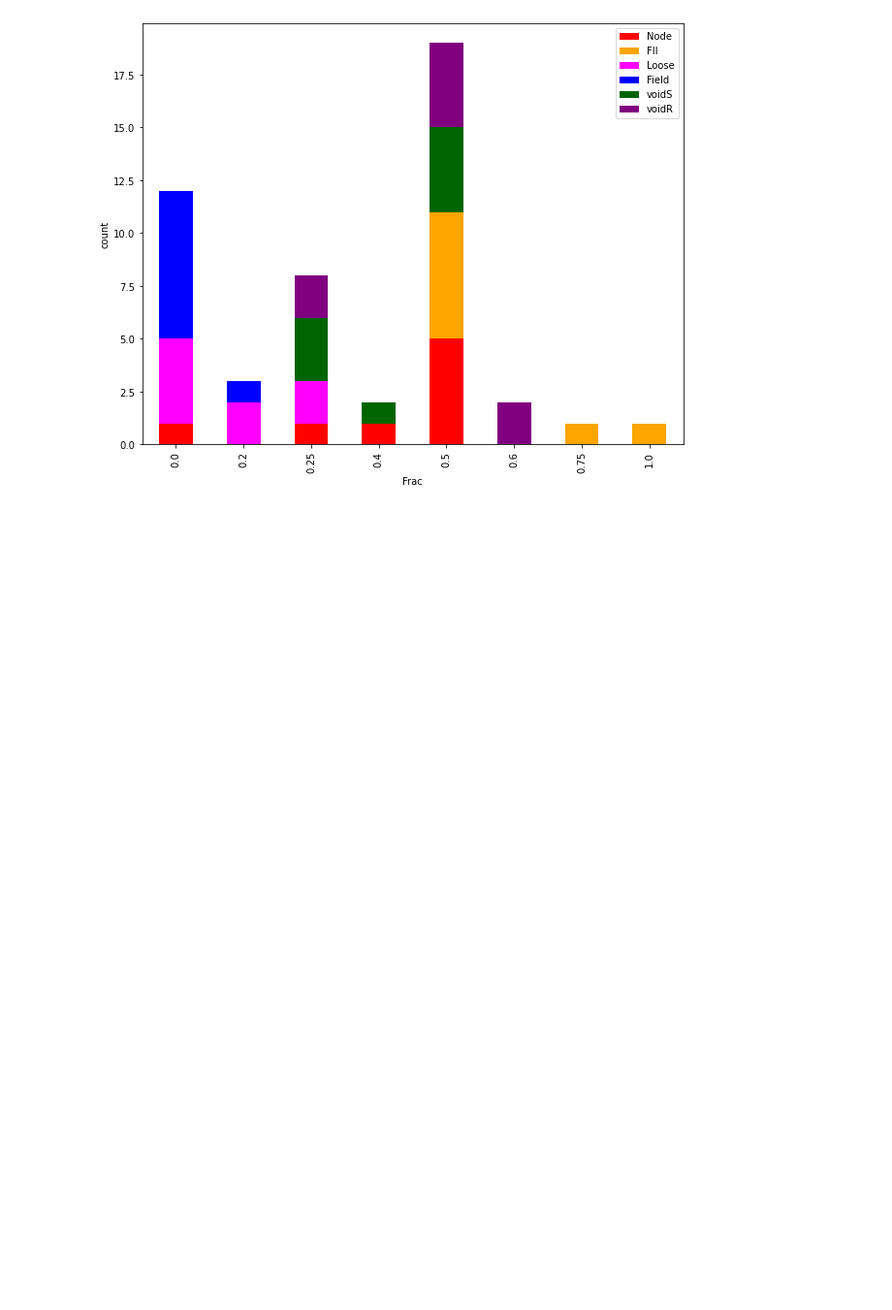
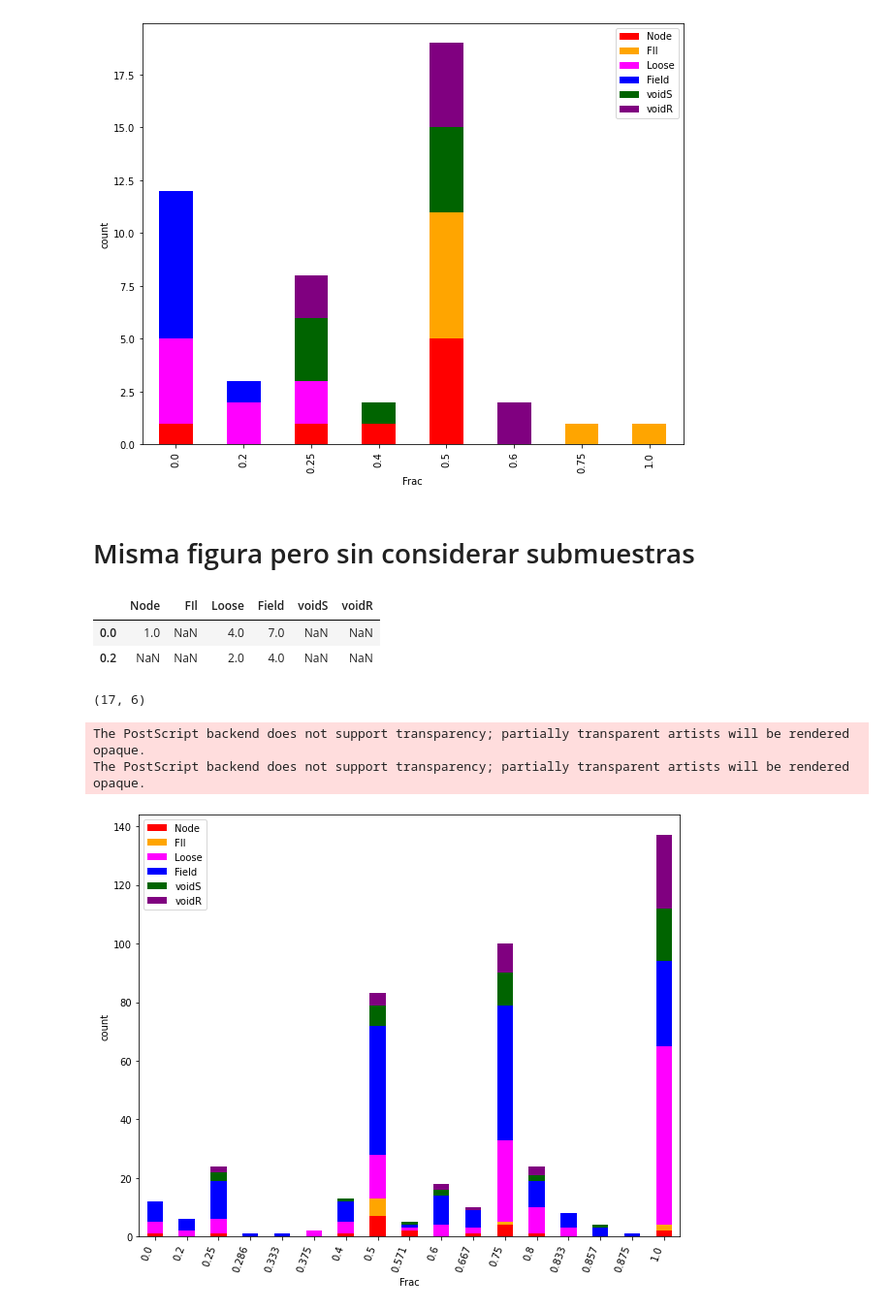
Before and after one commit to antotaverna/cg_environments, a Jupyter notebook: plots/Frgx_GC.ipynb, the cells around one changed output. Shown at 97% size. Saved outputs shown, nothing was run; the diff lists cells and outputs as text; code cells hidden in the pictures; blank space fills up the shorter version.

Commit message:
frac - 5 bar

```diff
--- a/plots/Frgx_GC.ipynb
+++ b/plots/Frgx_GC.ipynb
@@ -413,0 +414,59 @@ df_prueba_total
+# %% [markdown]
+# Misma figura pero sin considerar submuestras
+# %%
+df_c0 = df_final[df_final['Target']==clases[0]].sort_values('frac') # Tomo la clase cero
+dfa_c0 = pd.DataFrame(df_c0.frac.values) # Esa nueva lista la uso para definir el index de un nuevo df_c0 pero sin orden
+
+df_c1 = df_final[df_final['Target']==clases[1]].sort_values('frac')
+dfa_c1 = pd.DataFrame(df_c1.frac.values)
+
+
+df_c2 = df_final[df_final['Target']==clases[2]].sort_values('frac')
+dfa_c2 = pd.DataFrame(df_c2.frac.values)
+
+
+df_c3 = df_final[df_final['Target']==clases[3]].sort_values('frac')
+dfa_c3 = pd.DataFrame(df_c3.frac.values)
+
+
+df_c4 = df_final[df_final['Target']==clases[4]].sort_values('frac')
+dfa_c4 = pd.DataFrame(df_c4.frac.values)
+
+
+df_c5 = df_final[df_final['Target']==clases[5]].sort_values('frac')
+dfa_c5 = pd.DataFrame(df_c5.frac.values)
+
+#########################################################################################
+voidR = pd.DataFrame(Counter(df_c0.frac).values(), index=Counter(df_c0.frac).keys(), columns=['voidR'])
+voidS = pd.DataFrame(Counter(df_c1.frac).values(), index=Counter(df_c1.frac).keys(), columns=['voidS'])
+Loose = pd.DataFrame(Counter(df_c2.frac).values(), index=Counter(df_c2.frac).keys(), columns=['Loose'])
+Field = pd.DataFrame(Counter(df_c3.frac).values(), index=Counter(df_c3.frac).keys(), columns=['Field'])
+Node = pd.DataFrame(Counter(df_c4.frac).values(), index=Counter(df_c4.frac).keys(), columns=['Node'])
+FIl = pd.DataFrame(Counter(df_c5.frac).values(), index=Counter(df_c5.frac).keys(), columns=['FIl'])
+
+
+df_12_19 = pd.concat([Node, FIl, Loose, Field, voidS, voidR], axis=1)
+display(df_12_19.head(2))
+# %% [output]
+|  | Node | FIl | Loose | Field | voidS | voidR |
+| 0.0 | 1.0 | NaN | 4.0 | 7.0 | NaN | NaN |
+| 0.2 | NaN | NaN | 2.0 | 4.0 | NaN | NaN |
+# %%
+df_12_19.shape
+# %% [output]
+(17, 6)
+# %%
+# Make a list by cycling through the colors you care about
+# to match the length of your data.
+my_colors = list(islice(cycle(["red", "Orange", "Magenta", "blue", "Darkgreen", "Purple"]), None, len(df_12_19)))
+#color = ["red", "Orange", "Magenta", "blue", "Darkgreen", "Purple"]
+df_12_19.plot(kind='bar', stacked=True, color=my_colors)
+plt.xlabel('Frac')
+plt.ylabel('count')
+plt.xticks(rotation=70, ha="right")
+#plt.xlim(0., 0.4)
+plt.savefig('cg1219.eps',format='eps')
+# %% [output]
+The PostScript backend does not support transparency; partially transparent artists will be rendered opaque.
+The PostScript backend does not support transparency; partially transparent artists will be rendered opaque.
+[figure, added]
```
Also changed, not shown: parts of 13 cells of this notebook, 5 other files.
